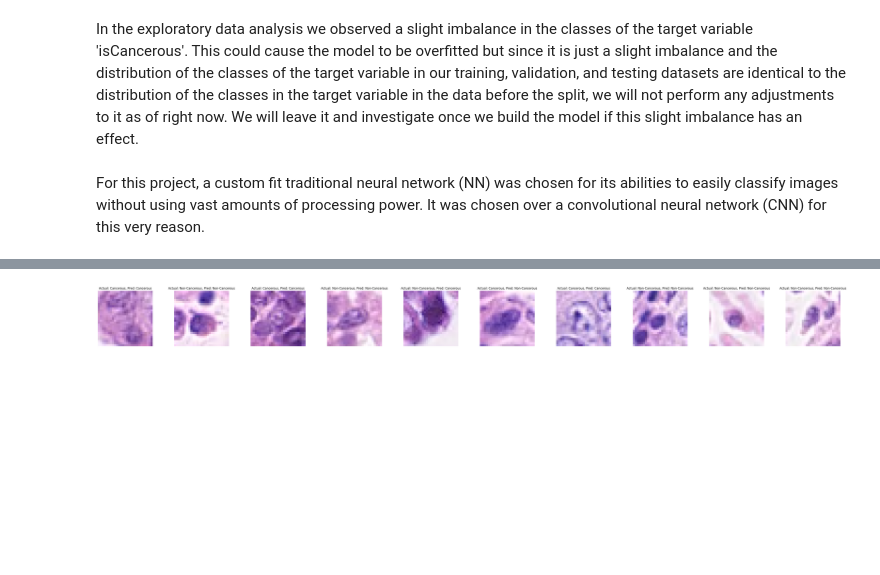
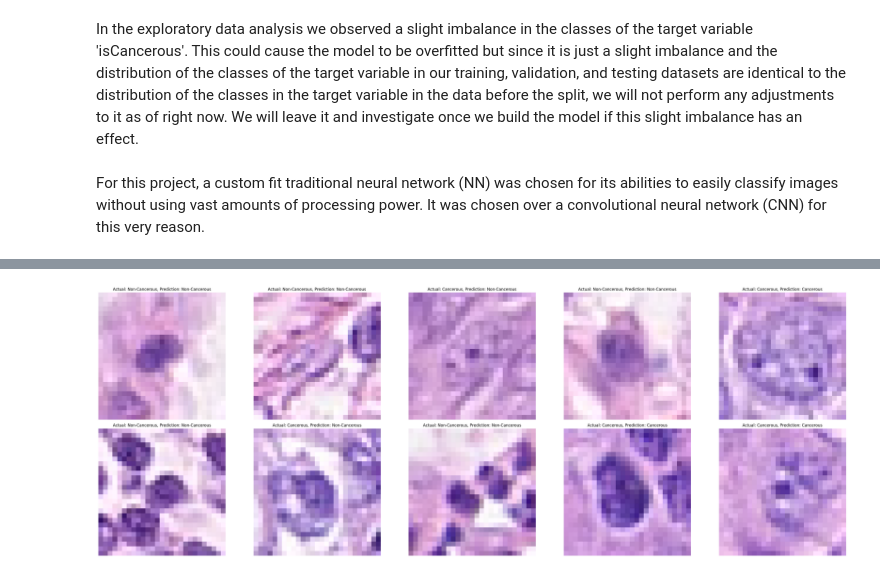
Before and after one commit to IbrahimAshhab/ML-A2-Colon-Cancer, a Jupyter notebook: s3953973_s4007880.ipynb, the cells around one changed output, grey strips where cells are left out. Drawn from its saved outputs; the diff is of its cells as text; code cells hidden in the pictures; blank space fills up the shorter version.

Commit message:
changed to binary and fixed prediction so that it does both cancerous and non cancerous

```diff
--- a/s3953973_s4007880.ipynb
+++ b/s3953973_s4007880.ipynb
@@ -279,7 +267,7 @@ For this project, a custom fit traditional neural network (NN) was chosen for it
 # %%
 INPUT_DIM = (27,27,3)
 HIDDEN_LAYER_DIM = 256
-OUTPUT_CLASSES = 2
+OUTPUT_CLASSES = 1
 
 AUTOTUNE = tf.data.experimental.AUTOTUNE
 
@@ -307,6 +294,6 @@ Model: "sequential"
 # %%
 model.compile(optimizer='SGD',
-              loss=tf.keras.losses.CategoricalCrossentropy(from_logits=True),
+              loss=tf.keras.losses.BinaryCrossentropy(from_logits=True),
               metrics=['Precision', 'Recall']
 )
 # %%
@@ -344,7 +331,7 @@ train_generator = datagen.flow_from_dataframe(
     x_col='ImageName',
     y_col='isCancerous',
     target_size=(27, 27),
-    class_mode='categorical',
+    class_mode='binary',
     batch_size=batch_size,
     shuffle=True
 )
@@ -355,7 +342,7 @@ validation_generator = datagen.flow_from_dataframe(
     x_col='ImageName',
     y_col='isCancerous',
     target_size=(27, 27),
-    class_mode='categorical',
+    class_mode='binary',
     batch_size=batch_size,
     shuffle=True
 )
@@ -397,7 +367,7 @@ test_generator = datagen.flow_from_dataframe(
     x_col='ImageName',
     y_col='isCancerous',
     target_size=(27, 27),
-    class_mode='categorical',
+    class_mode='binary',
     batch_size=batch_size,
     shuffle=True
 )
@@ -411,20 +379,31 @@ Found 1980 validated image filenames belonging to 2 classes.
 # %%
 label_names = {'Non-Cancerous' : 0, 'Cancerous' : 1}
 d_inv = {v: k for k, v in label_names.items()}
-plt.figure(figsize=(60,4))
+plt.figure(figsize=(35,12))
 batches = 0
+num_images_to_display = 10
+rows = 2
+cols = (num_images_to_display + rows - 1) // rows
+
 for x,y in test_generator:
         batches = batches + 1
         y_hat = model.predict(x, verbose=0)
         x = np.squeeze(x)
-        if batches < 11:
-            plt.subplot(1,11,batches)
+        if batches <= num_images_to_display:
+            row_index = (batches - 1) // cols
+            col_index = (batches - 1) % cols + 1
+            plt.subplot(rows,cols,batches)
             plt.imshow(x[0])
-            plt.title("Actual: {}, Pred: {}".format(d_inv[np.argmax(y[0])], d_inv[np.argmax(y_hat[0])] ))
+
+            actual_class = d_inv[int(y[0])]  # Directly use the binary label
+            predicted_probability = y_hat[0][0] # Get the probability of the cell being cancerous
+            predicted_class = d_inv[1] if predicted_probability >= 0.5 else d_inv[0]
+
+            plt.title(f"Actual: {actual_class}, Prediction: {predicted_class}")
 
         else:
             break
-
+        plt.tight_layout()
         plt.axis('off')
 # %% [output]
-[figure, old version]
+[figure, new version]
```
Also changed, not shown: parts of 9 cells of this notebook.
